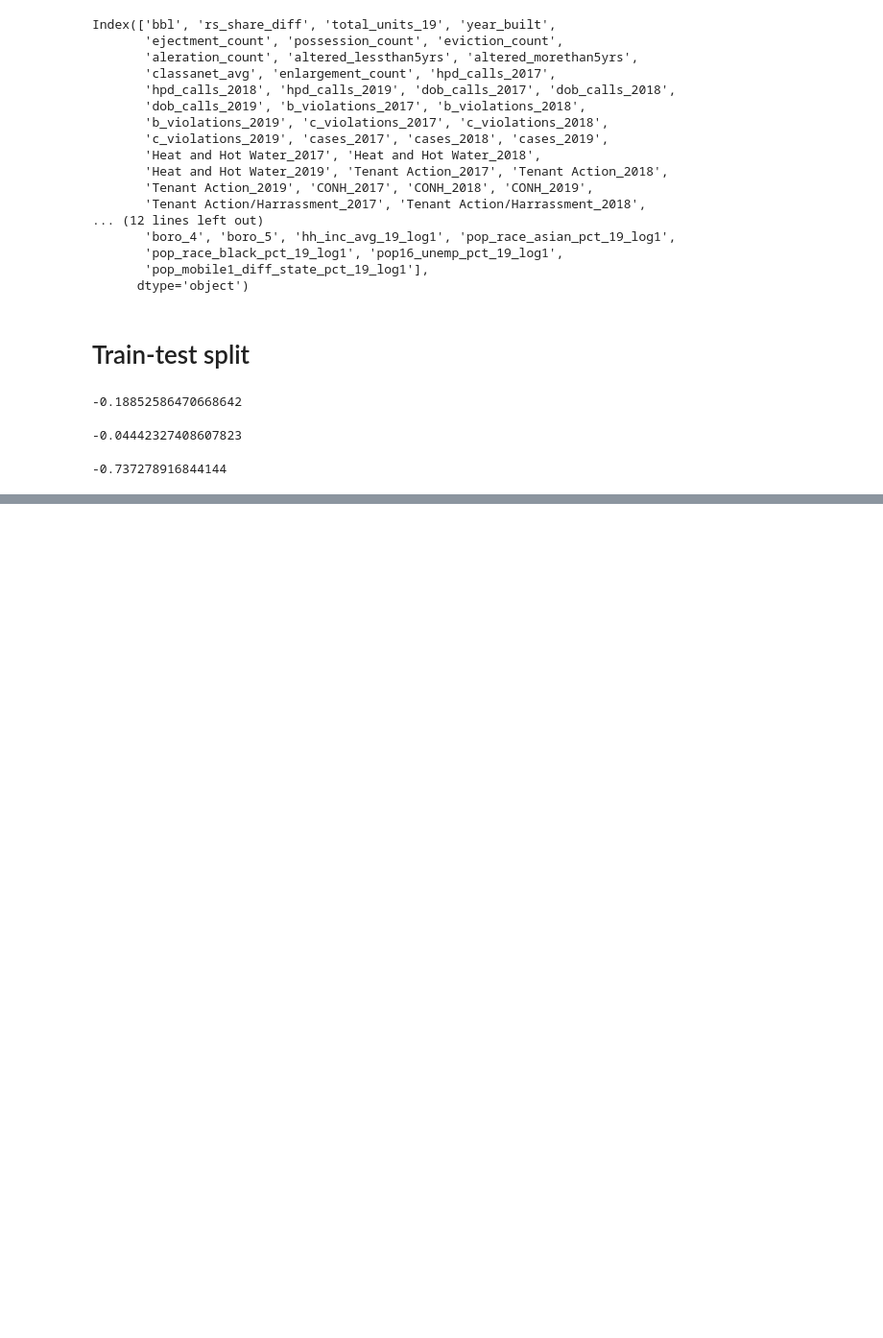
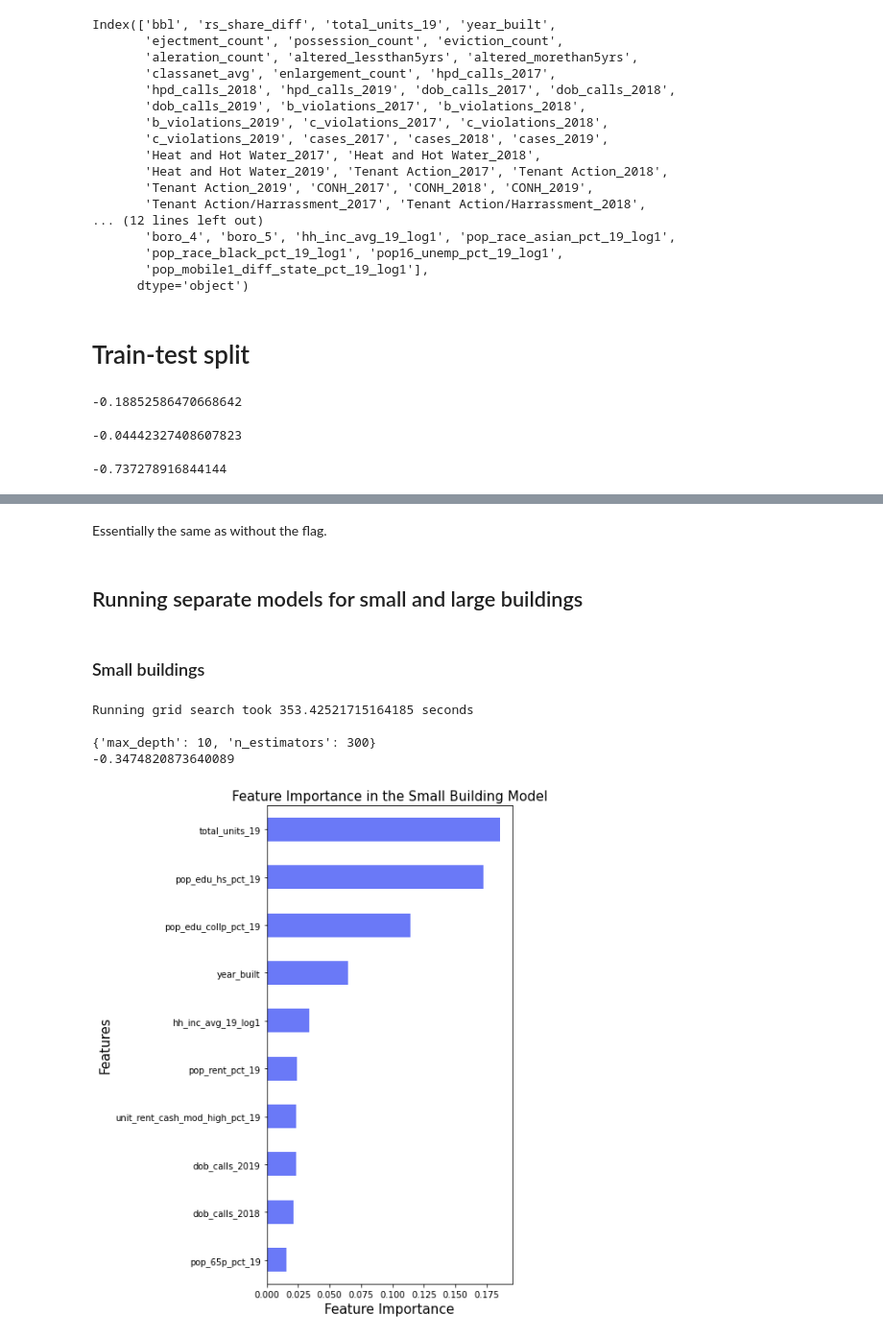
Before and after one commit to ajparaiso/MLC_SP23, a Jupyter notebook: 2.models/Random forest regression.ipynb, the cells around one changed output, grey strips where cells are left out. Shown at 96% size. Drawn from its saved outputs; the diff is of its cells as text; code cells hidden in the pictures; blank space fills up the shorter version.

```diff
--- a/2.models/Random forest regression.ipynb
+++ b/2.models/Random forest regression.ipynb
@@ -119,0 +217,50 @@ plt.show()
+# %% [markdown]
+Essentially the same as without the flag.
+# %% [markdown]
+## Running separate models for small and large buildings
+# %% [markdown]
+### Small buildings
+# %%
+df_small_bldg = df[df['small_bldg_flag'] == 1]
+# %%
+X_small = df_small_bldg.drop(['rs_share_diff', 'bbl'], axis = 1)
+y_small = df_small_bldg['rs_share_diff']
+# %%
+X_train_small, X_test_small, y_train_small, y_test_small = train_test_split(X_small, y_small, test_size=0.25, random_state=1)
+# %%
+scoring = {'r2':'r2',
+           'mse':'neg_mean_squared_error',
+           'rmse':'neg_root_mean_squared_error'
+}
+
+param_grid = {'max_depth':[4, 6, 8],
+              'n_estimators': [200, 300, 400]
+}
+
+start = time.time()
+
+rf = RandomForestRegressor(random_state = 1)
+gr_small = GridSearchCV(rf, param_grid = param_grid, scoring = scoring, refit = "rmse", cv = 4)
+fit_small = gr.fit(X_train_small, y_train_small)
+
+end = time.time()
+
+print("Running grid search took", end - start, "seconds") # time in seconds to run grid search
+print()
+print(fit_small.best_params_)
+print(fit_small.best_score_)
+# %% [output]
+Running grid search took 353.42521715164185 seconds
+
+{'max_depth': 10, 'n_estimators': 300}
+-0.3474820873640089
+# %%
+plt.figure(figsize=(5,10))
+importances = pd.Series(fit_small.best_estimator_.feature_importances_, X_train_small.columns)
+importances.sort_values().tail(10).plot.barh(color = '#6a79f7')
+plt.title('Feature Importance in the Small Building Model',fontsize=15)
+plt.xlabel('Feature Importance',fontsize = 15)
+plt.ylabel('Features',fontsize = 15)
+plt.show()
+# %% [output]
+[figure, added]
```
Also changed, not shown: parts of 27 cells of this notebook.
